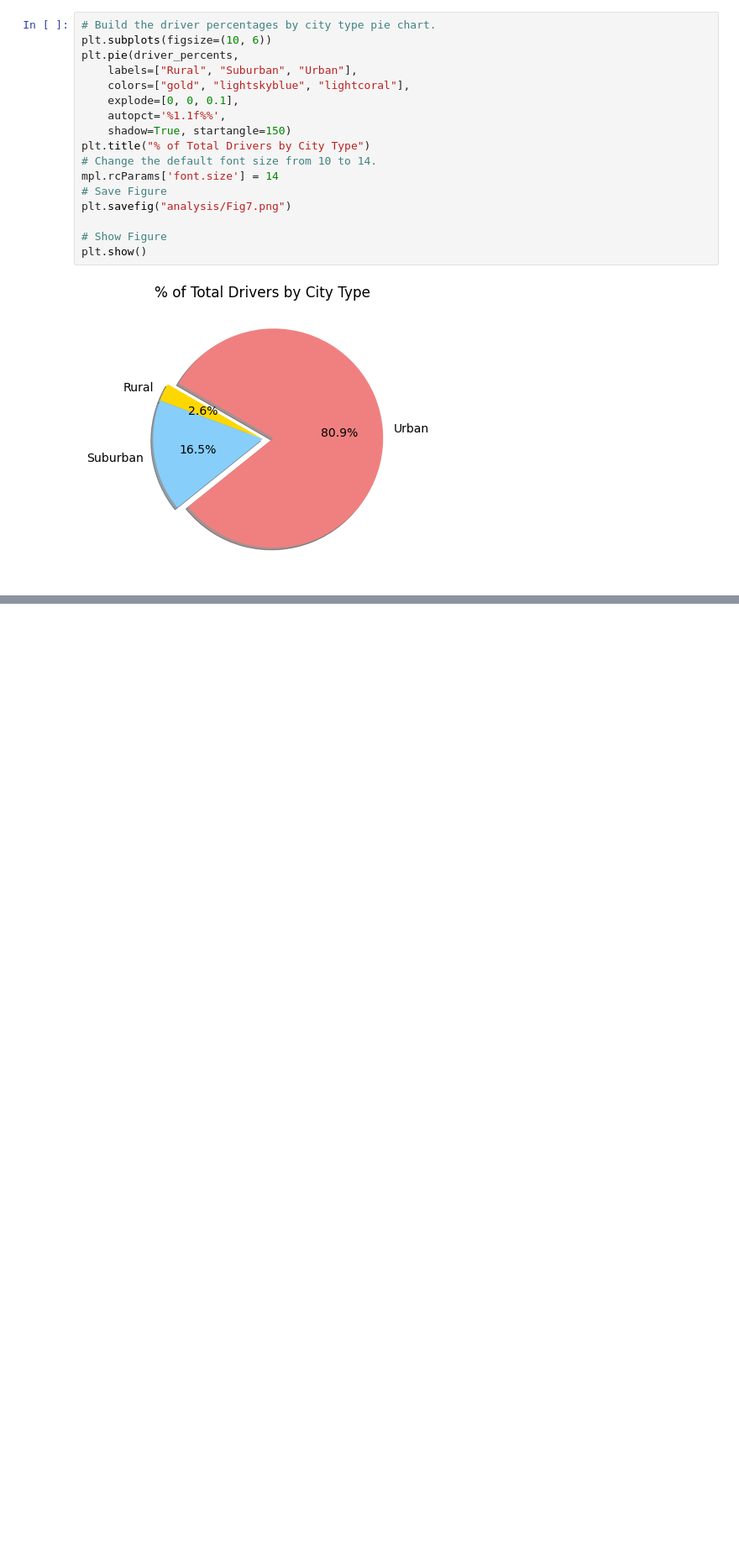
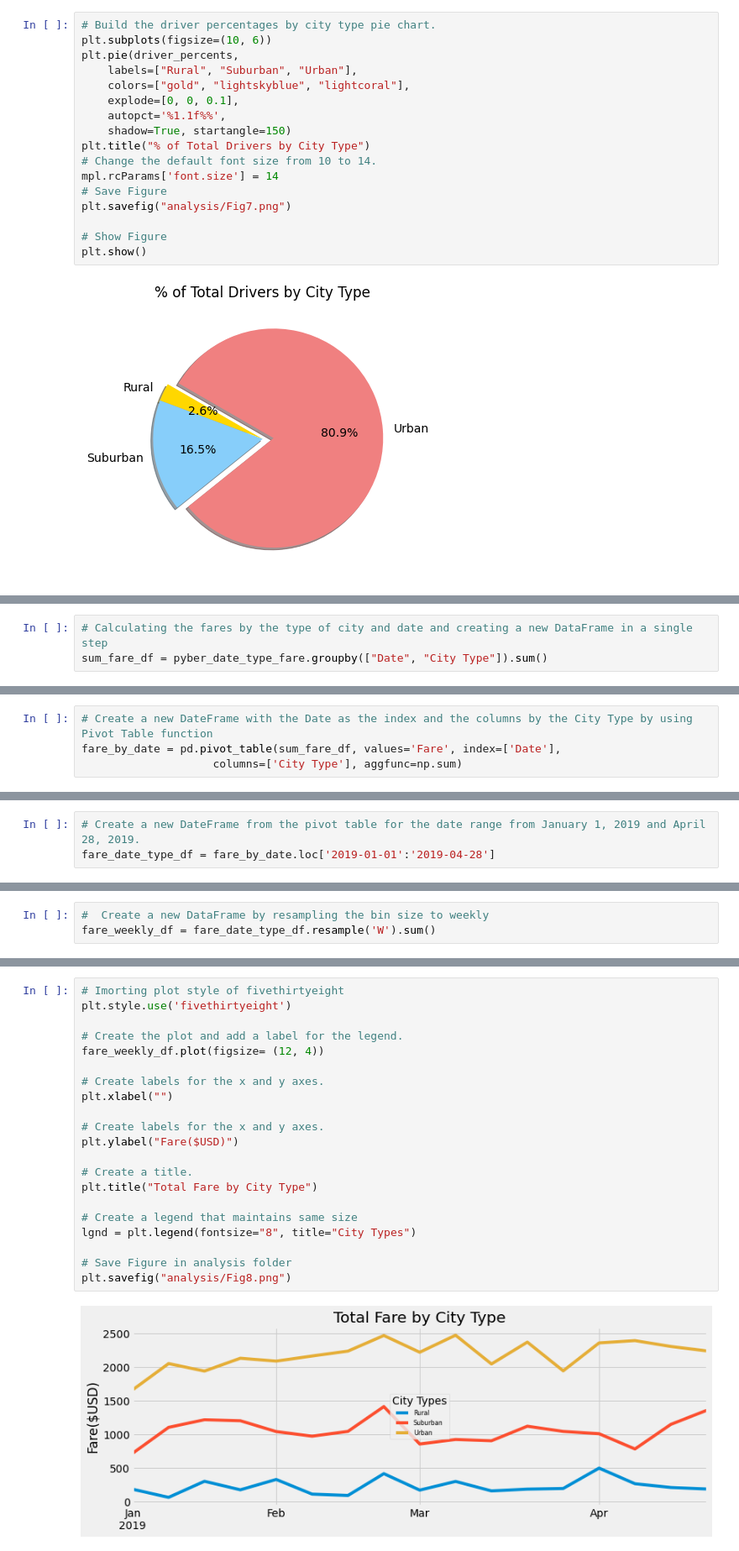
Before and after one commit to madarahr/PyBer_Analysis, a Jupyter notebook: PyBer.ipynb, the cells around one changed output, grey strips where cells are left out. Shown at 84% size. Saved outputs shown, nothing was run; the diff lists cells and outputs as text; blank space fills up the shorter version.

Commit message:
PyBer analysis added

```diff
--- a/PyBer.ipynb
+++ b/PyBer.ipynb
@@ -951,0 +1099,3 @@ plt.show()
+# %%
+# Calculating the fares by the type of city and date and creating a new DataFrame in a single step
+sum_fare_df = pyber_date_type_fare.groupby(["Date", "City Type"]).sum()
@@ -951,0 +1119,4 @@ plt.show()
+# %%
+# Create a new DateFrame with the Date as the index and the columns by the City Type by using Pivot Table function
+fare_by_date = pd.pivot_table(sum_fare_df, values='Fare', index=['Date'],
+                    columns=['City Type'], aggfunc=np.sum)
@@ -951,0 +1140,3 @@ plt.show()
+# %%
+# Create a new DateFrame from the pivot table for the date range from January 1, 2019 and April 28, 2019.
+fare_date_type_df = fare_by_date.loc['2019-01-01':'2019-04-28']
@@ -951,0 +1160,3 @@ plt.show()
+# %%
+#  Create a new DataFrame by resampling the bin size to weekly
+fare_weekly_df = fare_date_type_df.resample('W').sum()
@@ -951,0 +1185,23 @@ plt.show()
+# %%
+# Imorting plot style of fivethirtyeight
+plt.style.use('fivethirtyeight')
+
+# Create the plot and add a label for the legend.
+fare_weekly_df.plot(figsize= (12, 4))
+
+# Create labels for the x and y axes.
+plt.xlabel("")
+
+# Create labels for the x and y axes.
+plt.ylabel("Fare($USD)")
+
+# Create a title.
+plt.title("Total Fare by City Type")
+
+# Create a legend that maintains same size
+lgnd = plt.legend(fontsize="8", title="City Types")
+
+# Save Figure in analysis folder
+plt.savefig("analysis/Fig8.png")
+# %% [output]
+[figure, added]
```
Also changed, not shown: parts of 23 cells of this notebook, 3 other files.
